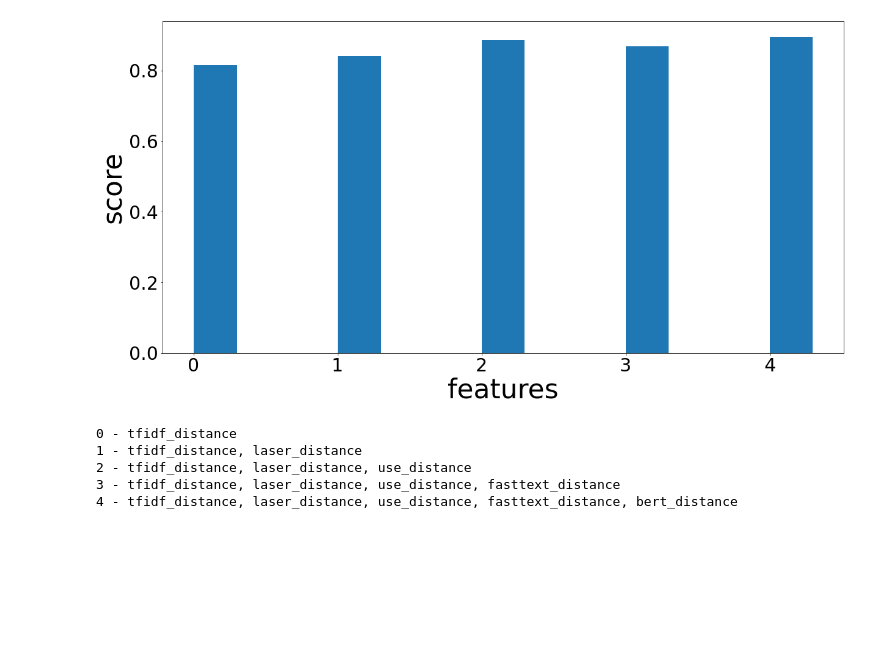
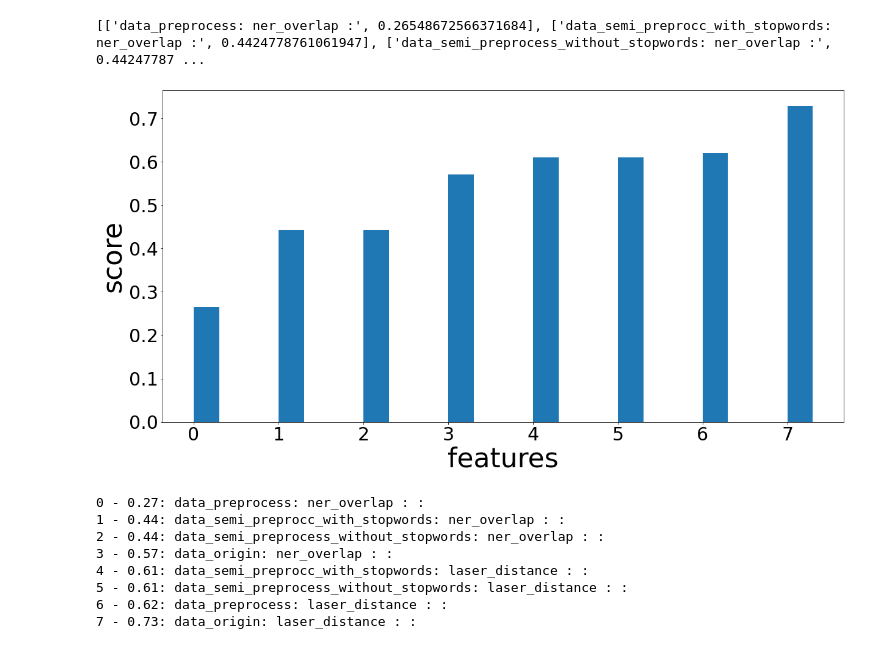
Before and after one commit to DaniilRoman/short_answers_scoring, a Jupyter notebook: visualization.ipynb, the cells around one changed output. Cells and saved outputs as stored; diff of their text form; code cells hidden in the pictures; blank space fills up the shorter version.

```diff
--- a/visualization.ipynb
+++ b/visualization.ipynb
@@ -158,11 +166,17 @@ def print_scored_abstract(get_part, get_columns_from_json, get_scores_from_json,
     print_scores([columns, scores], file_name)
 # %%
 # less_scored()
-most_scored()
+# most_scored()
+# all_scored()
+scores_by_feature(": ner_overlap", ": laser_distance :")
 # %% [output]
+[['data_preprocess: ner_overlap :', 0.26548672566371684], ['data_semi_preprocc_with_stopwords: ner_overlap :', 0.4424778761061947], ['data_semi_preprocess_without_stopwords: ner_overlap :', 0.44247787 ...
-[figure, old version]
+[figure, new version]
-0 - tfidf_distance
-1 - tfidf_distance, laser_distance
-2 - tfidf_distance, laser_distance, use_distance
-3 - tfidf_distance, laser_distance, use_distance, fasttext_distance
-4 - tfidf_distance, laser_distance, use_distance, fasttext_distance, bert_distance
+0 - 0.27: data_preprocess: ner_overlap : :
+1 - 0.44: data_semi_preprocc_with_stopwords: ner_overlap : :
+2 - 0.44: data_semi_preprocess_without_stopwords: ner_overlap : :
+3 - 0.57: data_origin: ner_overlap : :
+4 - 0.61: data_semi_preprocc_with_stopwords: laser_distance : :
+5 - 0.61: data_semi_preprocess_without_stopwords: laser_distance : :
+6 - 0.62: data_preprocess: laser_distance : :
+7 - 0.73: data_origin: laser_distance : :
```
Also changed, not shown: parts of 2 cells of this notebook.
